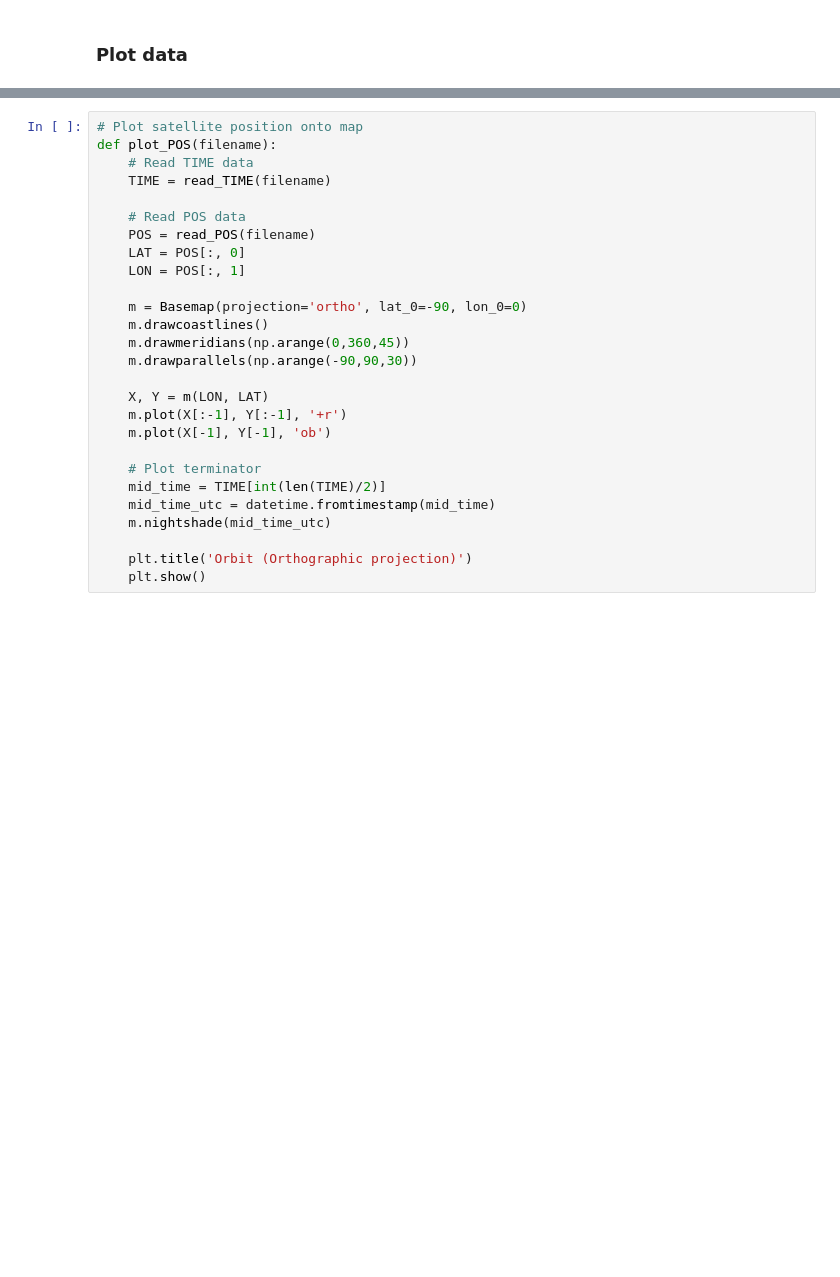
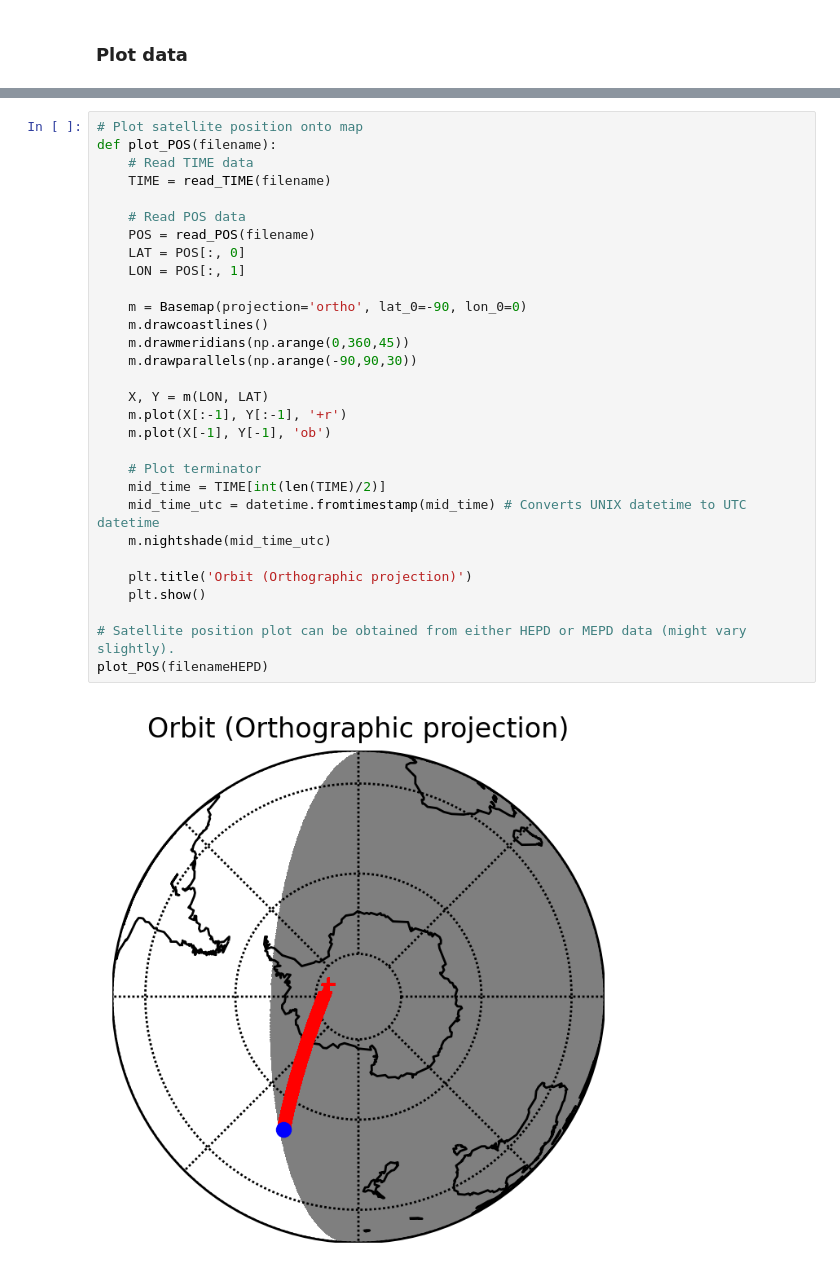
Before and after one commit to seonghohan1228/plot-satellite, a Jupyter notebook: plot-satellite.ipynb, the cells around one changed output, grey strips where cells are left out. Cells and saved outputs as stored; diff of their text form; blank space fills up the shorter version.

Commit message:
UT on x axis, HEPD plot, auto-save individual plots into png

```diff
--- a/plot-satellite.ipynb
+++ b/plot-satellite.ipynb
@@ -197,30 +219,35 @@ def plot_PC1(filename):
 # %%
 # Plot satellite position onto map
 def plot_POS(filename):
     # Read TIME data
     TIME = read_TIME(filename)
 
     # Read POS data
     POS = read_POS(filename)
     LAT = POS[:, 0]
     LON = POS[:, 1]
 
     m = Basemap(projection='ortho', lat_0=-90, lon_0=0)
     m.drawcoastlines()
     m.drawmeridians(np.arange(0,360,45))
     m.drawparallels(np.arange(-90,90,30))
 
     X, Y = m(LON, LAT)
     m.plot(X[:-1], Y[:-1], '+r')
     m.plot(X[-1], Y[-1], 'ob')
 
     # Plot terminator
     mid_time = TIME[int(len(TIME)/2)]
-    mid_time_utc = datetime.fromtimestamp(mid_time)
+    mid_time_utc = datetime.fromtimestamp(mid_time) # Converts UNIX datetime to UTC datetime
     m.nightshade(mid_time_utc)
 
     plt.title('Orbit (Orthographic projection)')
     plt.show()
+
+# Satellite position plot can be obtained from either HEPD or MEPD data (might vary slightly).
+plot_POS(filenameHEPD)
+# %% [output]
+[figure, added]
 # %%
 # UNFINISHED: time
 # Plot Magnetic Field vs. TIME.
```
Also changed, not shown: parts of 10 cells of this notebook, 7 other files.
